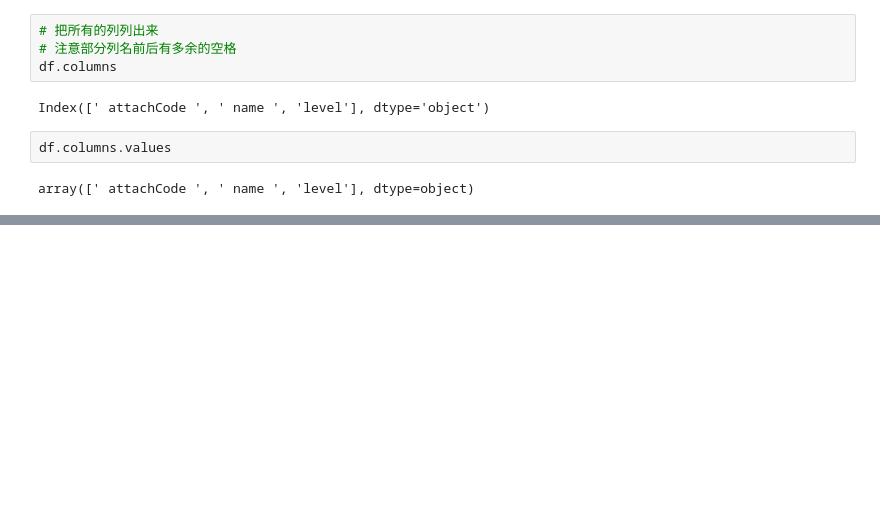
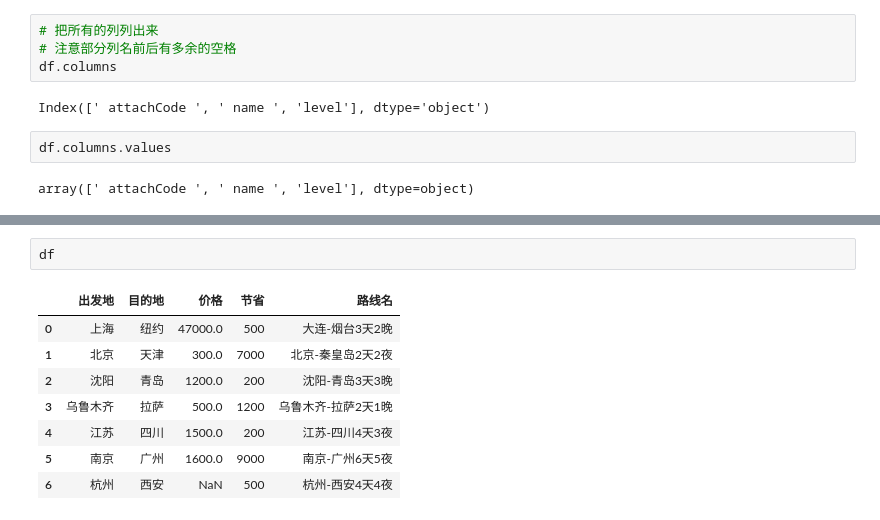
Before and after one commit to skducn/project, a Jupyter notebook: numpy与pandas.ipynb, the cells around one changed output, grey strips where cells are left out. Cells and saved outputs as stored; diff of their text form; blank space fills up the shorter version.

```diff
--- a/numpy与pandas.ipynb
+++ b/numpy与pandas.ipynb
@@ -389,0 +679,11 @@ array(['attachCode', 'name', 'level'], dtype=object)
+# %%
+df
+# %% [output]
+|  | 出发地 | 目的地 | 价格 | 节省 | 路线名 |
+| 0 | 上海 | 纽约 | 47000.0 | 500 | 大连-烟台3天2晚 |
+| 1 | 北京 | 天津 | 300.0 | 7000 | 北京-秦皇岛2天2夜 |
+| 2 | 沈阳 | 青岛 | 1200.0 | 200 | 沈阳-青岛3天3晚 |
+| 3 | 乌鲁木齐 | 拉萨 | 500.0 | 1200 | 乌鲁木齐-拉萨2天1晚 |
+| 4 | 江苏 | 四川 | 1500.0 | 200 | 江苏-四川4天3夜 |
+| 5 | 南京 | 广州 | 1600.0 | 9000 | 南京-广州6天5夜 |
+| 6 | 杭州 | 西安 | NaN | 500 | 杭州-西安4天4夜 |
```
Also changed, not shown: parts of 55 cells of this notebook, 7 other files.
